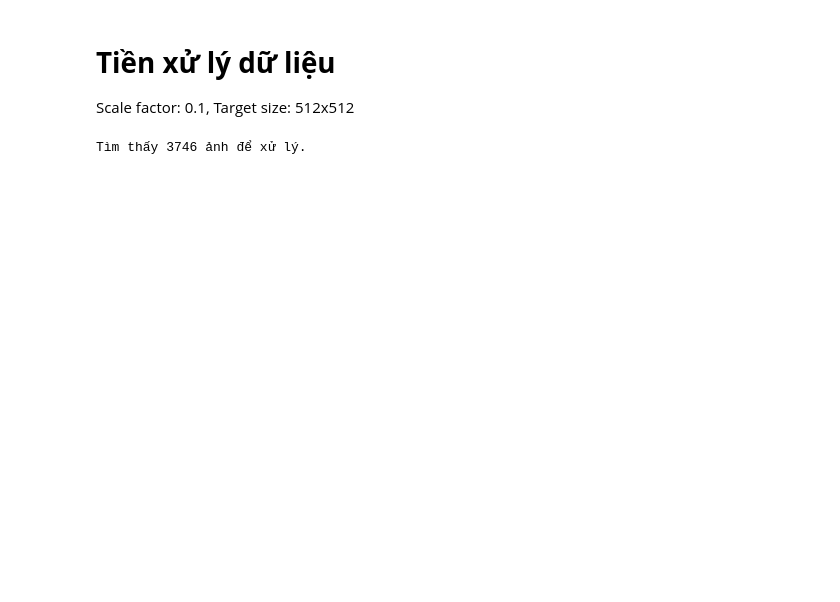
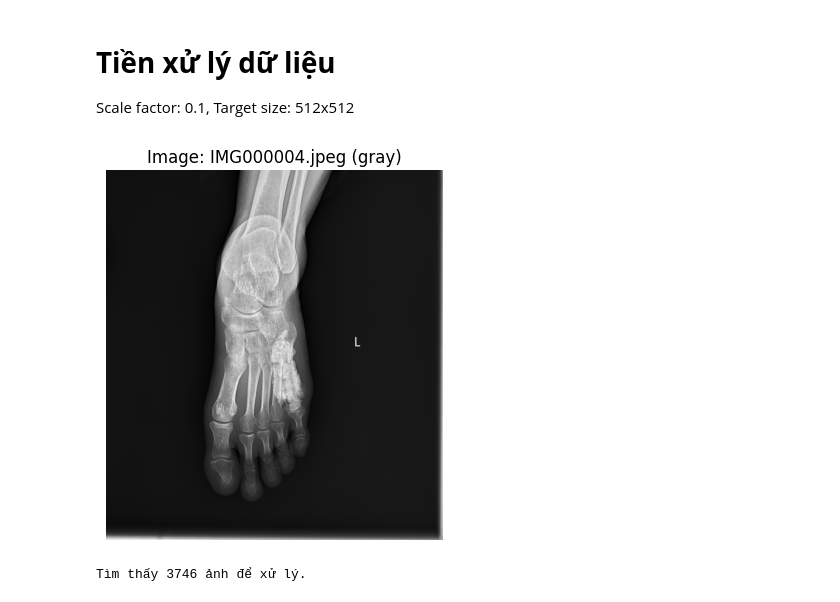
Before and after one commit to LeNgan23/Khoa-Luan-Tot-Nghiep, a Jupyter notebook: Project/SegNet/segnet.ipynb, the cells around one changed output. Saved outputs shown, nothing was run; the diff lists cells and outputs as text; code cells hidden in the pictures; blank space fills up the shorter version.

```diff
--- a/Project/SegNet/segnet.ipynb
+++ b/Project/SegNet/segnet.ipynb
@@ -122,6 +100,27 @@ synovial osteochondroma     13     37     50
 # %% [markdown]
 # **Tiền xử lý dữ liệu**
 Scale factor: 0.1, Target size: 512x512
+# %%
+import matplotlib.pyplot as plt
+from PIL import Image
+
+# Chỉ số dòng
+i = 3
+
+# Lấy tên ảnh từ dataframe
+image_name = df.loc[i, 'image_id']
+
+# Đường dẫn tới ảnh
+image_path = f'/kaggle/input/btxrd-data/BTXRD/BTXRD/images/{image_name}'
+
+# Mở và hiển thị ảnh
+img = Image.open(image_path)
+plt.imshow(img, cmap='gray')
+plt.axis('off')
+plt.title(f'Image: {image_name} (gray)')
+plt.show()
+# %% [output]
+[figure, added]
 # %%
 SCALE_FACTOR = 0.1 # Scale về 10%
 TARGET_SIZE = 512
```
Also changed, not shown: parts of 9 cells of this notebook.
